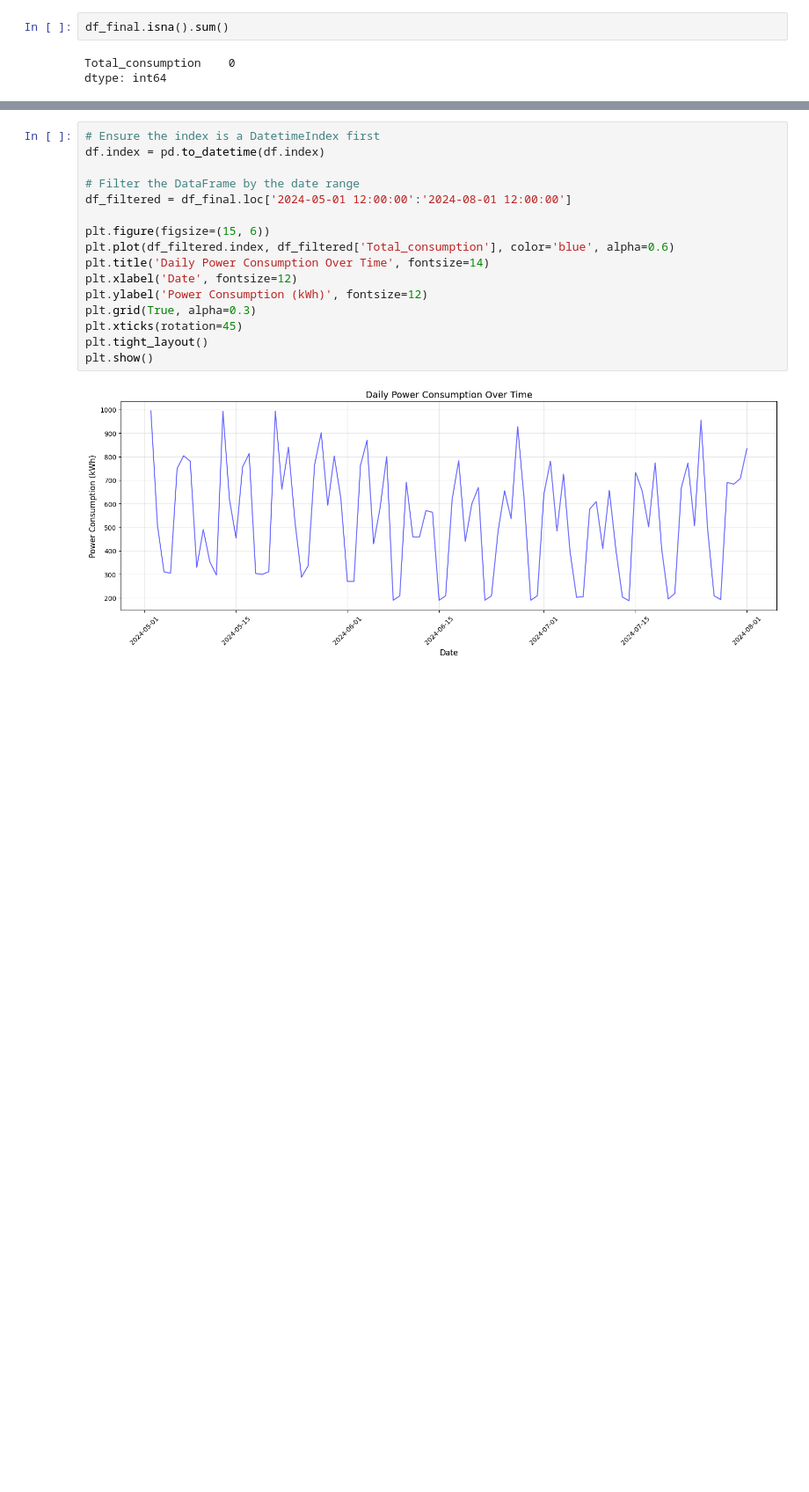
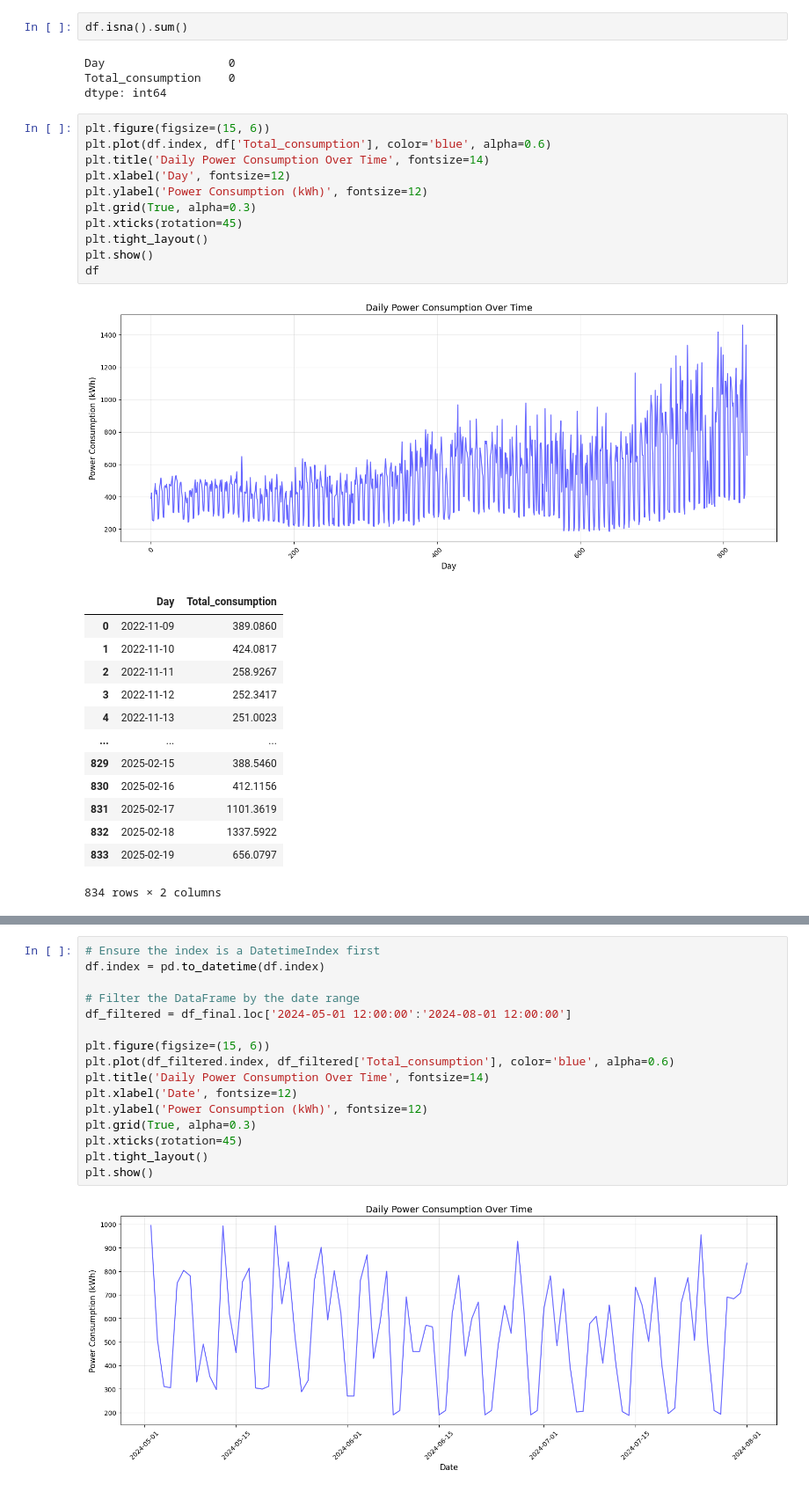
Before and after one commit to youssefelh12/Slim-laden-voorspellingen-en-optimalisatie-van-laadprofielen-op-basis-van-energie--en-voertuigdata, a Jupyter notebook: cleaning.ipynb, the cells around one changed output, grey strips where cells are left out. Shown: that part at 88% size. Drawn from its saved outputs; the diff is of its cells as text; blank space fills up the shorter version.

```diff
--- a/cleaning.ipynb
+++ b/cleaning.ipynb
@@ -91,8 +128,35 @@ df_final.to_csv('api_data/daily_cleaned.csv')
 # %%
-df_final.isna().sum()
+df.isna().sum()
 # %% [output]
+Day                  0
 Total_consumption    0
 dtype: int64
+# %%
+plt.figure(figsize=(15, 6))
+plt.plot(df.index, df['Total_consumption'], color='blue', alpha=0.6)
+plt.title('Daily Power Consumption Over Time', fontsize=14)
+plt.xlabel('Day', fontsize=12)
+plt.ylabel('Power Consumption (kWh)', fontsize=12)
+plt.grid(True, alpha=0.3)
+plt.xticks(rotation=45)
+plt.tight_layout()
+plt.show()
+df
+# %% [output]
+[figure, added]
+|  | Day | Total_consumption |
+| 0 | 2022-11-09 | 389.0860 |
+| 1 | 2022-11-10 | 424.0817 |
+| 2 | 2022-11-11 | 258.9267 |
+| 3 | 2022-11-12 | 252.3417 |
+| 4 | 2022-11-13 | 251.0023 |
+| ... | ... | ... |
+| 829 | 2025-02-15 | 388.5460 |
+| 830 | 2025-02-16 | 412.1156 |
+| 831 | 2025-02-17 | 1101.3619 |
+| 832 | 2025-02-18 | 1337.5922 |
+| 833 | 2025-02-19 | 656.0797 |
+834 rows × 2 columns
 # %%
 plt.figure(figsize=(15, 6))
 plt.plot(df.index, df['Total_consumption'], color='blue', alpha=0.6)
```
Also changed, not shown: parts of 6 cells of this notebook, 38 other files.
